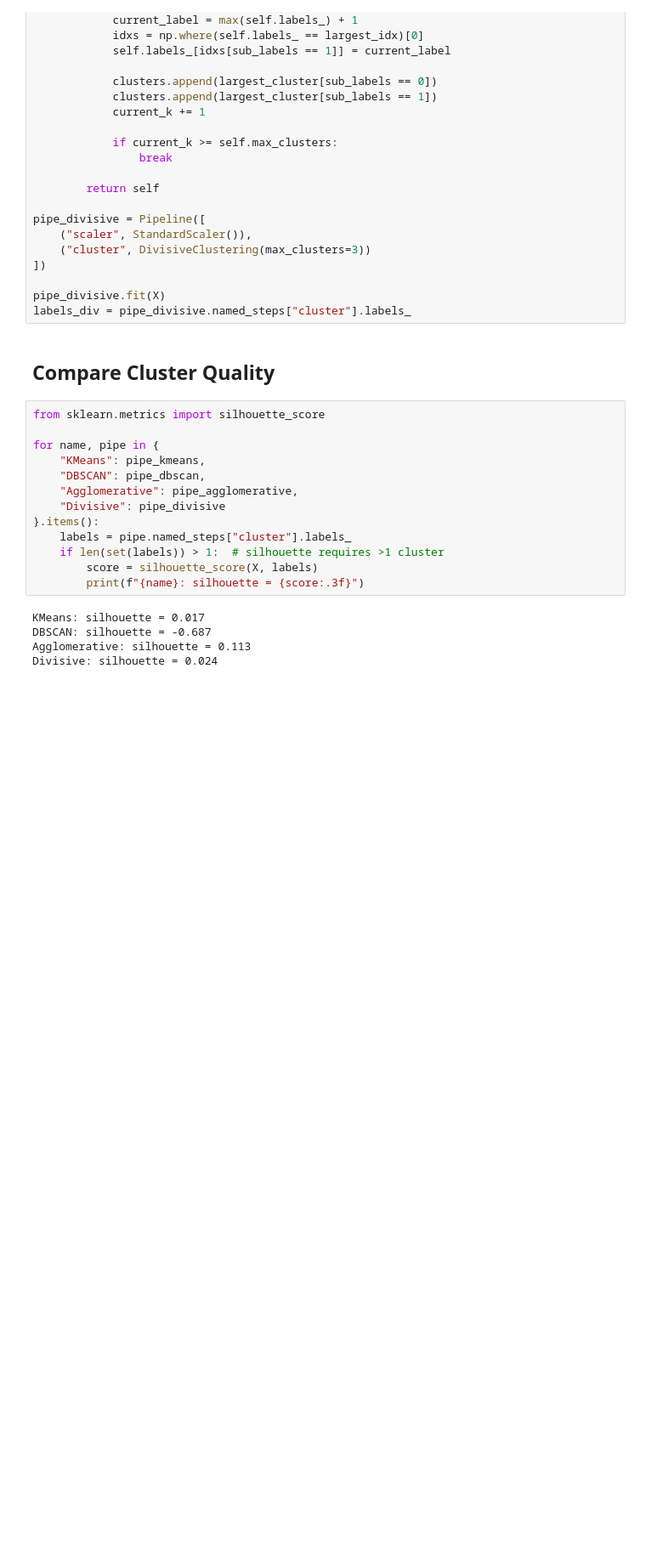
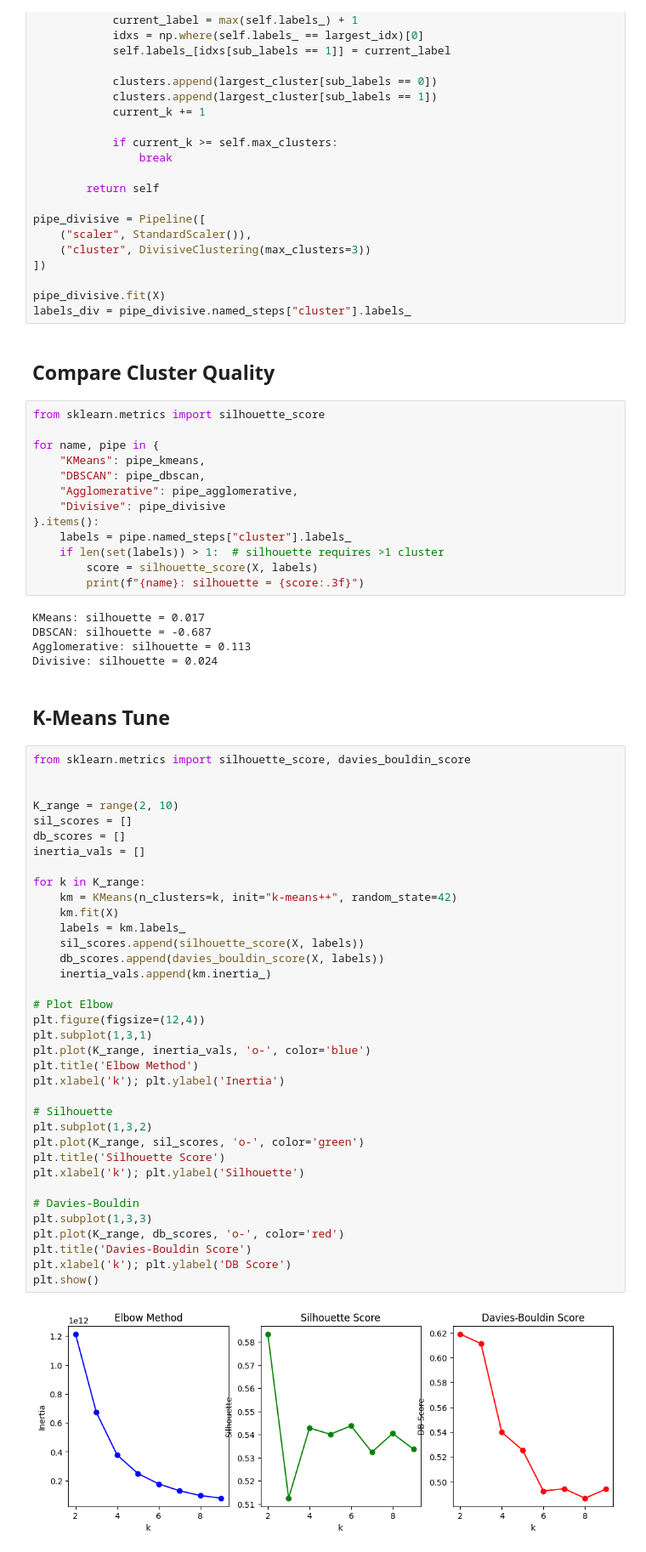
Before and after one commit to bijay-odyssey/Unsupervised-Learning, a Jupyter notebook: Customer Cluster Analysis.ipynb, the cells around one changed output. Shown at 85% size. Drawn from its saved outputs; the diff is of its cells as text; blank space fills up the shorter version.

Commit message:
Kaggle Notebook | Clustering Customer  | Version 3

```diff
--- a/Customer Cluster Analysis.ipynb
+++ b/Customer Cluster Analysis.ipynb
@@ -245,3 +245,43 @@ KMeans: silhouette = 0.017
 DBSCAN: silhouette = -0.687
 Agglomerative: silhouette = 0.113
 Divisive: silhouette = 0.024
+# %% [markdown]
+## K-Means Tune
+# %%
+from sklearn.metrics import silhouette_score, davies_bouldin_score
+
+
+K_range = range(2, 10)
+sil_scores = []
+db_scores = []
+inertia_vals = []
+
+for k in K_range:
+    km = KMeans(n_clusters=k, init="k-means++", random_state=42)
+    km.fit(X)
+    labels = km.labels_
+    sil_scores.append(silhouette_score(X, labels))
+    db_scores.append(davies_bouldin_score(X, labels))
+    inertia_vals.append(km.inertia_)
+
+# Plot Elbow
+plt.figure(figsize=(12,4))
+plt.subplot(1,3,1)
+plt.plot(K_range, inertia_vals, 'o-', color='blue')
+plt.title('Elbow Method')
+plt.xlabel('k'); plt.ylabel('Inertia')
+
+# Silhouette
+plt.subplot(1,3,2)
+plt.plot(K_range, sil_scores, 'o-', color='green')
+plt.title('Silhouette Score')
+plt.xlabel('k'); plt.ylabel('Silhouette')
+
+# Davies-Bouldin
+plt.subplot(1,3,3)
+plt.plot(K_range, db_scores, 'o-', color='red')
+plt.title('Davies-Bouldin Score')
+plt.xlabel('k'); plt.ylabel('DB Score')
+plt.show()
+# %% [output]
+[figure, added]
```
Also changed, not shown: parts of 2 cells of this notebook.
